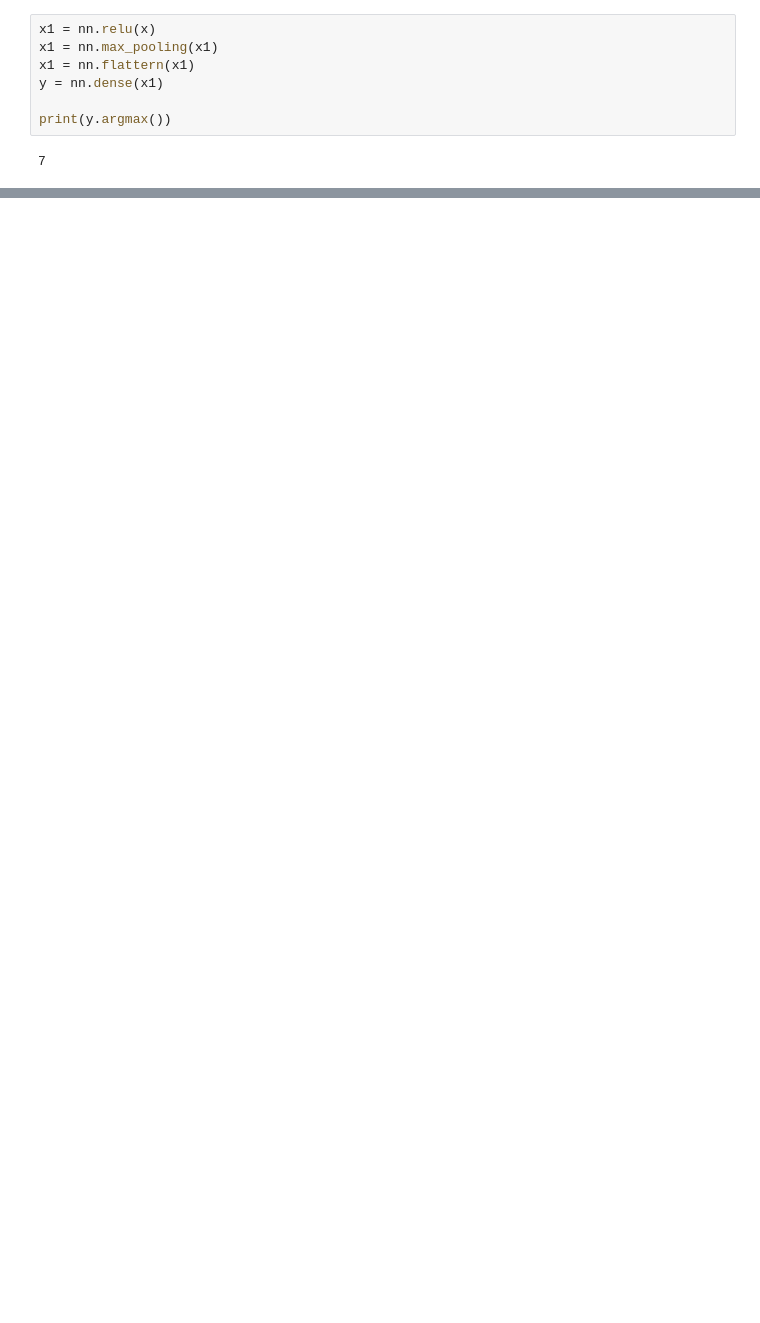
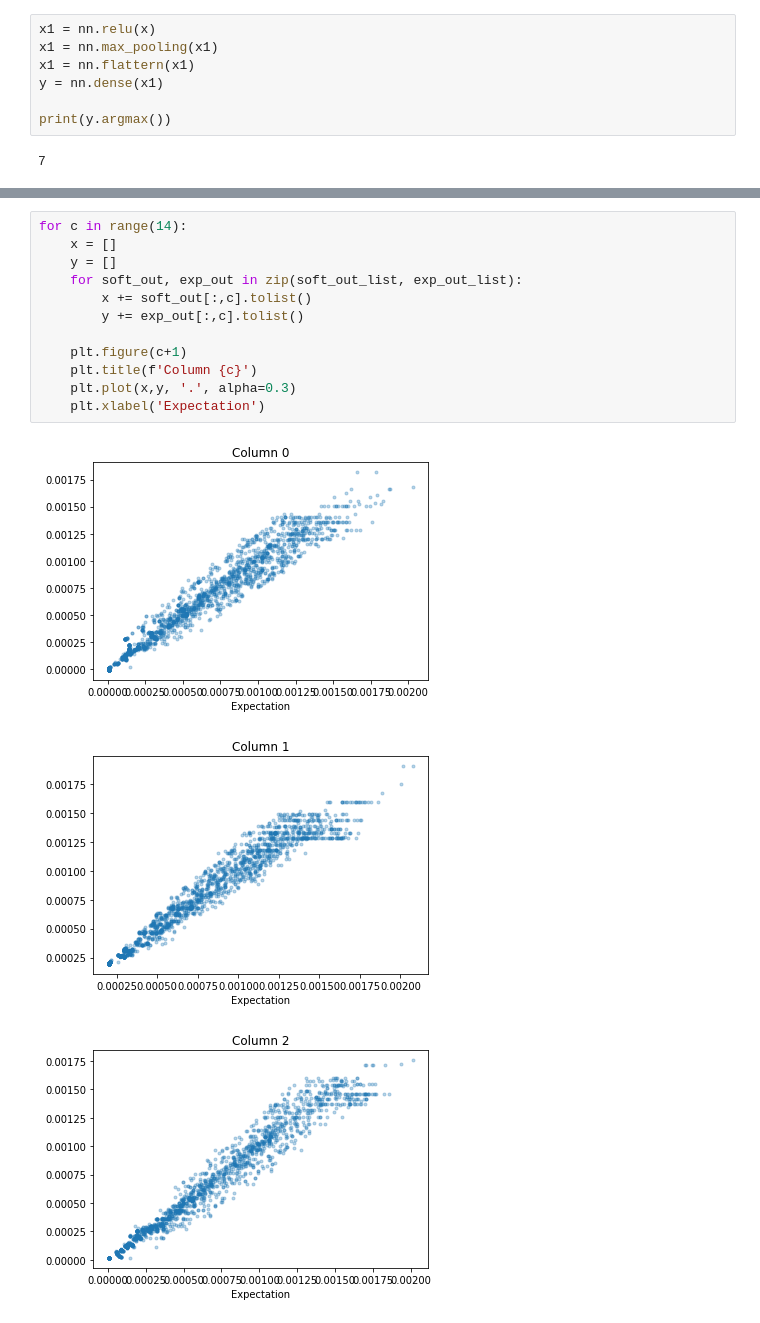
Before and after one commit to lican81/A0_DUT, a Jupyter notebook: testbench_wk5_cnn.ipynb, the cells around one changed output, grey strips where cells are left out. Saved outputs shown, nothing was run; the diff lists cells and outputs as text; blank space fills up the shorter version.

```diff
--- a/testbench_wk5_cnn.ipynb
+++ b/testbench_wk5_cnn.ipynb
@@ -79,0 +191,16 @@ print(y.argmax())
+# %%
+for c in range(14):
+    x = []
+    y = []
+    for soft_out, exp_out in zip(soft_out_list, exp_out_list):
+        x += soft_out[:,c].tolist()
+        y += exp_out[:,c].tolist()
+
+    plt.figure(c+1)
+    plt.title(f'Column {c}')
+    plt.plot(x,y, '.', alpha=0.3)
+    plt.xlabel('Expectation')
+# %% [output]
+[figure, added]
+[figure, added]
+[figure, added]
```
Also changed, not shown: parts of 32 cells of this notebook, 6 other files.
